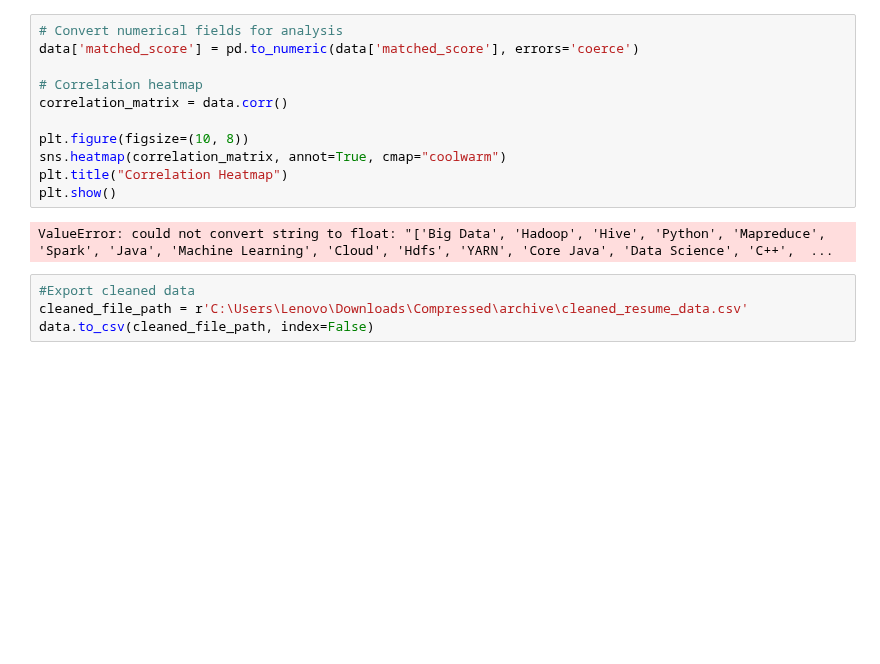
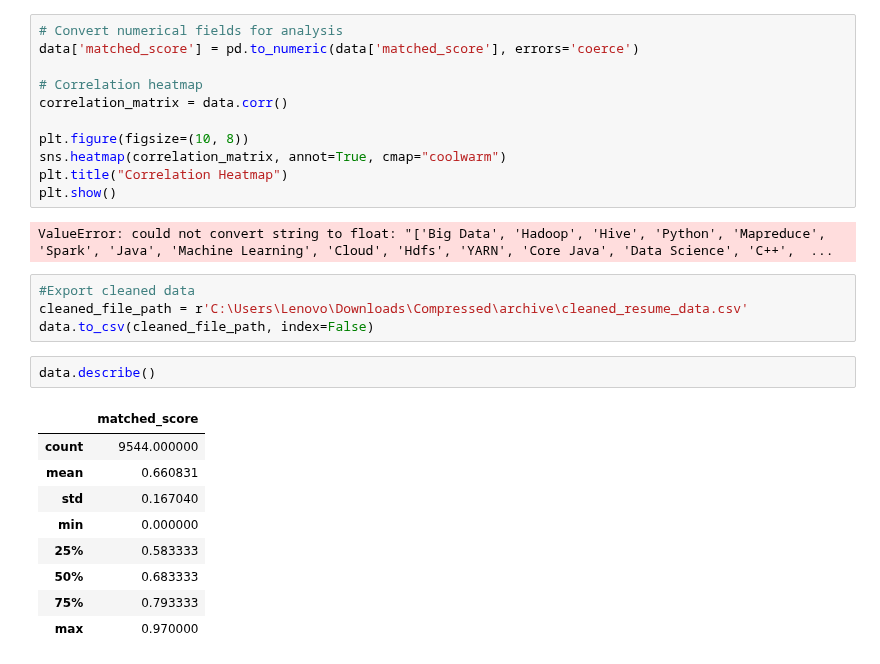
Before and after one commit to manasesmutembei11/ML, a Jupyter notebook: pandas/resume_analysis.ipynb, the cells around one changed output. Cells and saved outputs as stored; diff of their text form; blank space fills up the shorter version.

```diff
--- a/pandas/resume_analysis.ipynb
+++ b/pandas/resume_analysis.ipynb
@@ -91,3 +91,15 @@ ValueError: could not convert string to float: "['Big Data', 'Hadoop', 'Hive', '
 #Export cleaned data
 cleaned_file_path = r'C:\Users\Lenovo\Downloads\Compressed\archive\cleaned_resume_data.csv'
 data.to_csv(cleaned_file_path, index=False)
+# %%
+data.describe()
+# %% [output]
+|  | matched_score |
+| count | 9544.000000 |
+| mean | 0.660831 |
+| std | 0.167040 |
+| min | 0.000000 |
+| 25% | 0.583333 |
+| 50% | 0.683333 |
+| 75% | 0.793333 |
+| max | 0.970000 |
```
Also changed, not shown: parts of 3 cells of this notebook, 1 other file.
